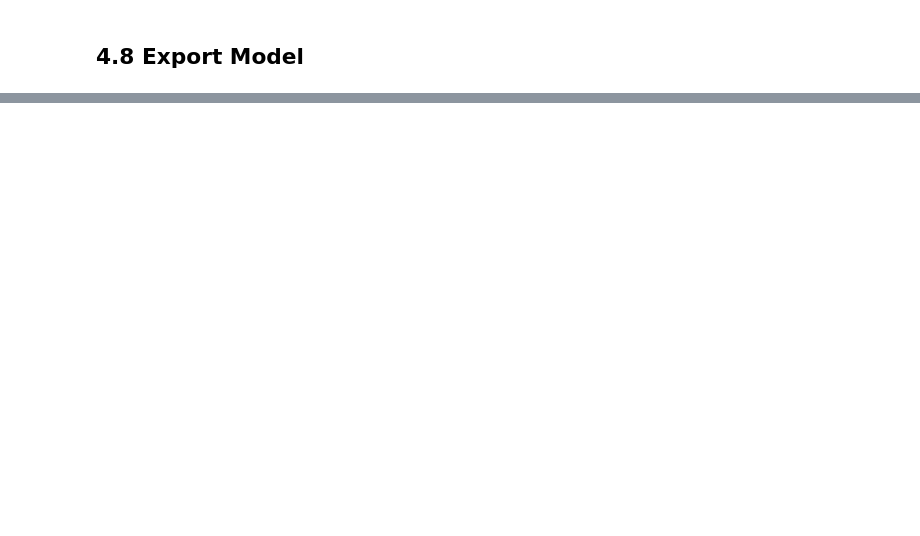
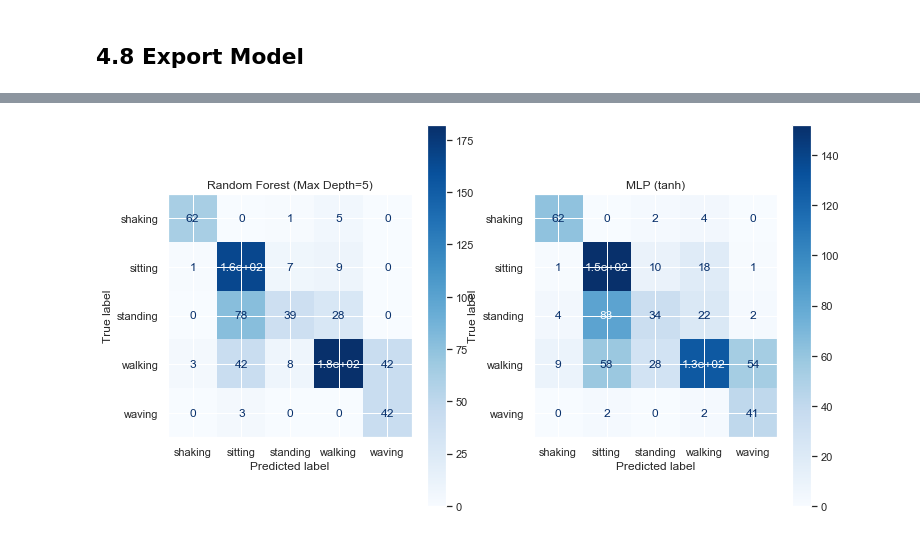
Before and after one commit to wenzlf/KontextsensitiveSysteme, a Jupyter notebook: CSS-Exercice.ipynb, the cells around one changed output, grey strips where cells are left out. Cells and saved outputs as stored; diff of their text form; code cells hidden in the pictures; blank space fills up the shorter version.

Commit message:
added appendix: Comparison of different Classification tasks

```diff
--- a/CSS-Exercice.ipynb
+++ b/CSS-Exercice.ipynb
@@ -383,0 +448,24 @@ text_file.close()
+# %%
+scores_micro = dict()
+scores_macro = dict()
+scores_mcc = dict()
+
+for name, clf in zip(clf_names, classifiers):
+    print("fitting classifier", name)
+    clf.fit(x_train, y_train)
+    print("predicting labels for classifier", name)
+    y_pred = clf.predict(x_test)
+    scores_micro[name] = precision_recall_fscore_support(
+        y_test, y_pred, average="micro")
+    scores_macro[name] = precision_recall_fscore_support(
+        y_test, y_pred, average="macro")
+    scores_mcc[name] = matthews_corrcoef(y_test, y_pred)
+
+scores_micro_df = pd.DataFrame(scores_micro, index=[
+                               'precision (micro)', 'recall (micro)', 'fscore (micro)', 'support'])
+scores_micro_df = scores_micro_df[0:3]  # drop support
+scores_macro_df = pd.DataFrame(scores_macro, index=[
+                               'precision (macro)', 'recall (macro)', 'fscore (macro)', 'support'])
+scores_macro_df = scores_macro_df[0:3]
+scores_df = scores_macro_df.append(scores_micro_df).append(
+    pd.Series(scores_mcc, name='MCC'))
@@ -383,0 +515,12 @@ text_file.close()
+# %%
+from sklearn.metrics import plot_confusion_matrix
+import matplotlib.pyplot as plt
+
+fig, axes = plt.subplots(1,2, figsize=(12,7))
+plot_confusion_matrix(classifiers[7], x_test, y_test, cmap=plt.cm.Blues, ax=axes[0])
+plot_confusion_matrix(classifiers[11], x_test, y_test, cmap=plt.cm.Blues, ax=axes[1])
+axes[0].set_title(clf_names[7])
+axes[1].set_title(clf_names[11])
+plt.show()
+# %% [output]
+[figure, added]
```
Also changed, not shown: parts of 10 cells of this notebook, 2 other files.
